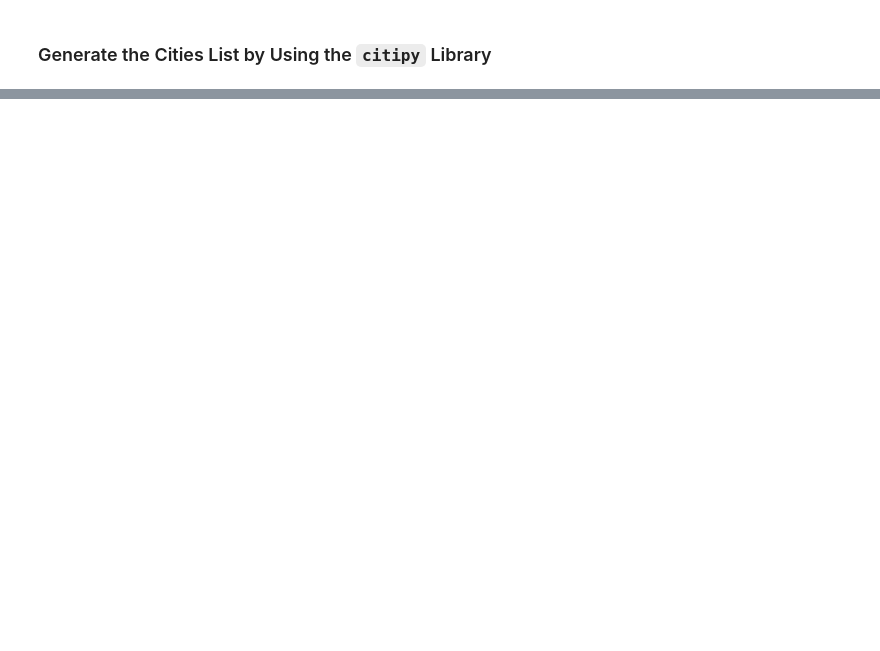
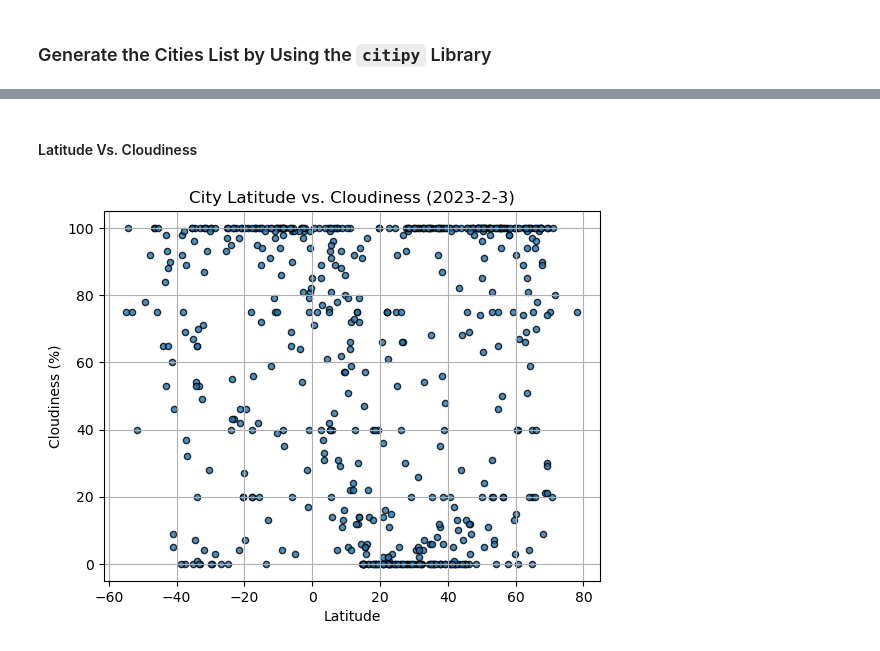
Before and after one commit to Focused79/python-api-challenge, a Jupyter notebook: WeatherPY/WeatherPY_analysis.ipynb, the cells around one changed output, grey strips where cells are left out. Drawn from its saved outputs; the diff is of its cells as text; code cells hidden in the pictures; blank space fills up the shorter version.

```diff
--- a/WeatherPY/WeatherPY_analysis.ipynb
+++ b/WeatherPY/WeatherPY_analysis.ipynb
@@ -51,0 +195,13 @@ NameError: name 'np' is not defined
+# %% [markdown]
+#### Latitude Vs. Cloudiness
+# %%
+city_data_df.plot(kind="scatter",x=['Lat'], y=['Cloudiness'], grid=True, marker="o", alpha=0.8, edgecolors="black")
+
+plt.title("City Latitude vs. Cloudiness (2023-2-3)")
+plt.ylabel("Cloudiness (%)")
+plt.xlabel("Latitude")
+
+plt.savefig("output_data/Fig3.png")
+plt.show()
+# %% [output]
+[figure, added]
```
Also changed, not shown: parts of 35 cells of this notebook, 19 other files.
